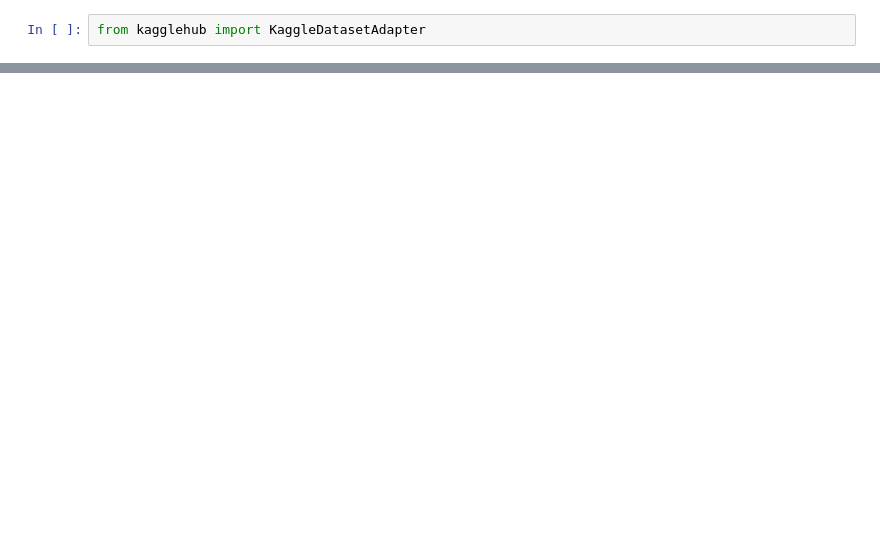
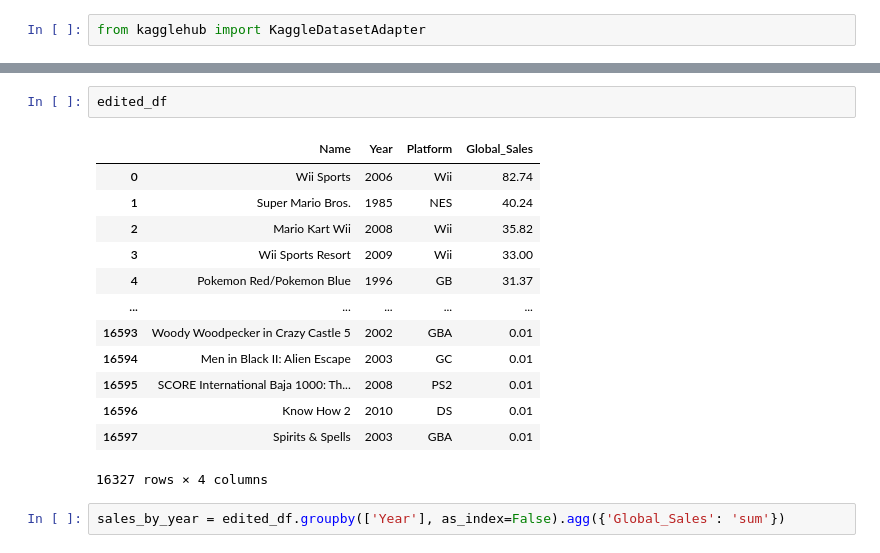
Before and after one commit to rodioniam/study_projects, a Jupyter notebook: visualization/other_charts.ipynb, the cells around one changed output, grey strips where cells are left out. Saved outputs shown, nothing was run; the diff lists cells and outputs as text; blank space fills up the shorter version.

```diff
--- a/visualization/other_charts.ipynb
+++ b/visualization/other_charts.ipynb
@@ -23,0 +50,18 @@ df1
+# %%
+edited_df
+# %% [output]
+|  | Name | Year | Platform | Global_Sales |
+| 0 | Wii Sports | 2006 | Wii | 82.74 |
+| 1 | Super Mario Bros. | 1985 | NES | 40.24 |
+| 2 | Mario Kart Wii | 2008 | Wii | 35.82 |
+| 3 | Wii Sports Resort | 2009 | Wii | 33.00 |
+| 4 | Pokemon Red/Pokemon Blue | 1996 | GB | 31.37 |
+| ... | ... | ... | ... | ... |
+| 16593 | Woody Woodpecker in Crazy Castle 5 | 2002 | GBA | 0.01 |
+| 16594 | Men in Black II: Alien Escape | 2003 | GC | 0.01 |
+| 16595 | SCORE International Baja 1000: Th... | 2008 | PS2 | 0.01 |
+| 16596 | Know How 2 | 2010 | DS | 0.01 |
+| 16597 | Spirits & Spells | 2003 | GBA | 0.01 |
+16327 rows × 4 columns
+# %%
+sales_by_year = edited_df.groupby(['Year'], as_index=False).agg({'Global_Sales': 'sum'})
```
Also changed, not shown: parts of 12 cells of this notebook, 1 other file.
